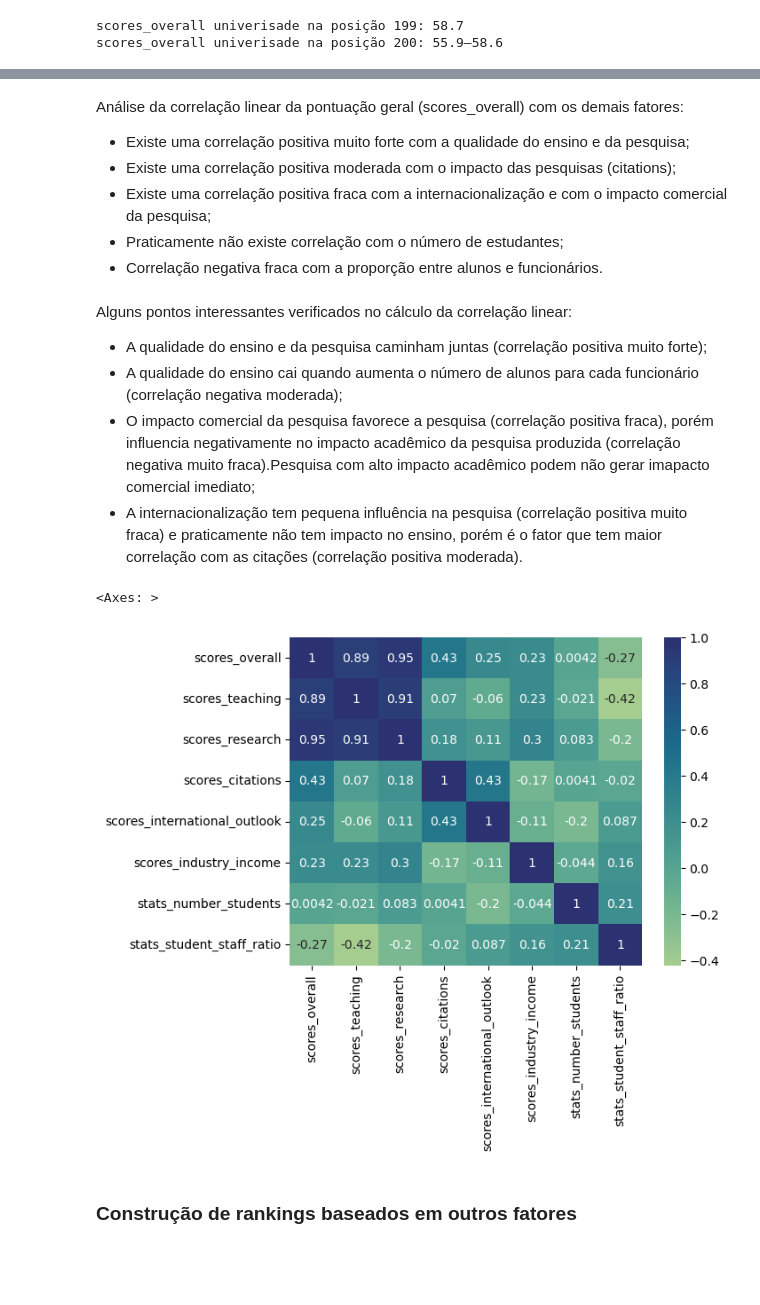
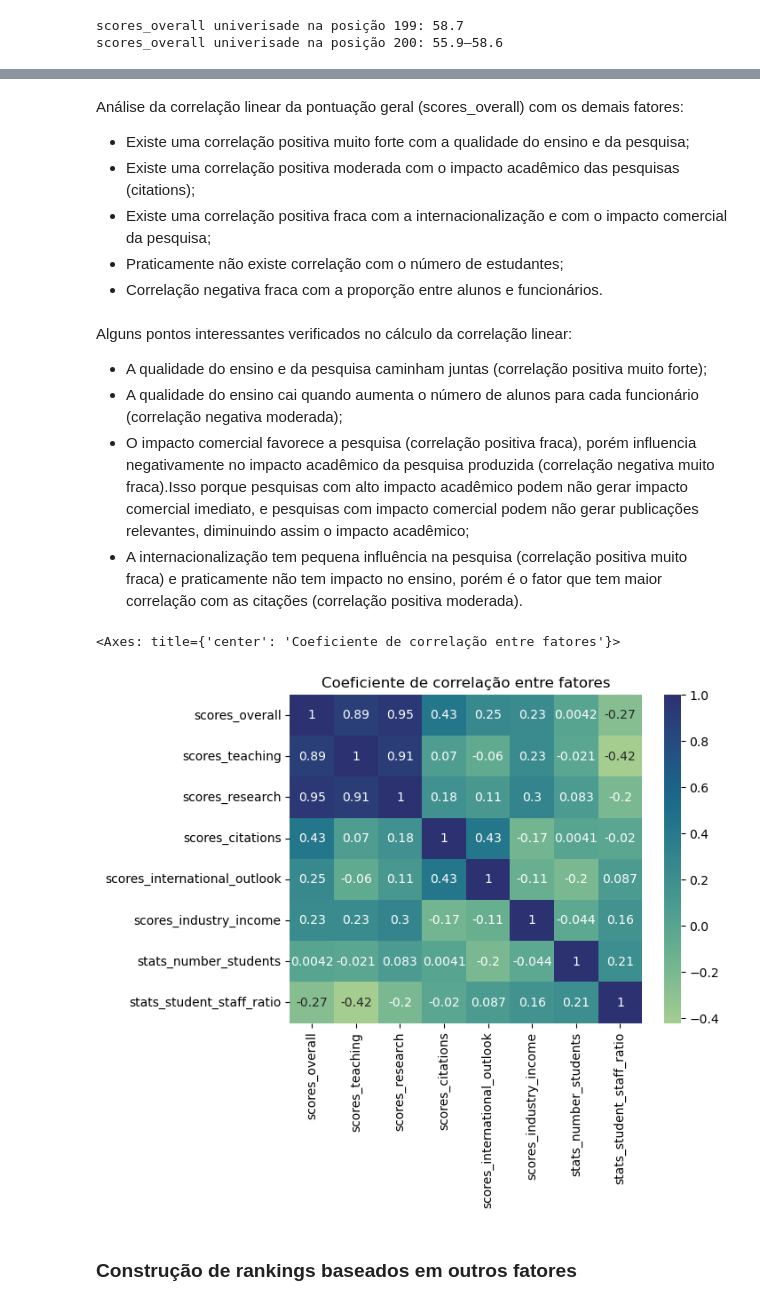
Before and after one commit to RodolfoPCruz/education_analysis, a Jupyter notebook: Times Higher Education/Times Higher Education.ipynb, the cells around one changed output, grey strips where cells are left out. Drawn from its saved outputs; the diff is of its cells as text; code cells hidden in the pictures; blank space fills up the shorter version.

```diff
--- a/Times Higher Education/Times Higher Education.ipynb
+++ b/Times Higher Education/Times Higher Education.ipynb
@@ -493,8 +516,8 @@ dados_2024.loc[:200,fatores_analisados].corr()
 Análise da correlação linear da pontuação geral (scores_overall) com os demais fatores:
 
 - Existe uma correlação positiva muito forte com a qualidade do ensino e da pesquisa;
-- Existe uma correlação positiva moderada com o impacto das pesquisas (citations);
-- Existe uma correlação positiva  fraca com a internacionalização e com o impacto comercial da pesquisa;
+- Existe uma correlação positiva moderada com o impacto acadêmico das pesquisas (citations);
+- Existe uma correlação positiva fraca com a internacionalização e com o impacto comercial da pesquisa;
 - Praticamente não existe correlação com o número de estudantes;
 - Correlação negativa fraca com a proporção entre alunos e funcionários.
 # %% [markdown]
@@ -502,15 +525,16 @@ Alguns pontos interessantes verificados no cálculo da correlação linear:
 
 - A qualidade do ensino e da pesquisa caminham juntas (correlação positiva muito forte);
 - A qualidade do ensino cai quando aumenta o número de alunos para cada funcionário (correlação negativa moderada);
-- O impacto comercial da pesquisa favorece a pesquisa (correlação positiva fraca), porém influencia negativamente no impacto acadêmico da pesquisa produzida (correlação negativa muito fraca).Pesquisa com alto impacto acadêmico podem não gerar imapacto comercial imediato;
+- O impacto comercial  favorece a pesquisa (correlação positiva fraca), porém influencia negativamente no impacto acadêmico da pesquisa produzida (correlação negativa muito fraca).Isso porque pesquisas com alto impacto acadêmico podem não gerar impacto comercial imediato, e pesquisas com impacto comercial podem não gerar publicações relevantes, diminuindo assim o impacto acadêmico;
 - A internacionalização tem pequena influência na pesquisa (correlação positiva muito fraca) e praticamente não tem impacto no ensino, porém é o fator que tem maior correlação com as citações (correlação positiva moderada).
 # %%
 #plotar correlação entre os seis fatores considerados usando seaborn
 import matplotlib.pyplot as plt
+plt.title('Coeficiente de correlação entre fatores')
 sns.heatmap(dados_2024.loc[:199,fatores_analisados].corr(), annot=True,cmap="crest")
 # %% [output]
-<Axes: >
+<Axes: title={'center': 'Coeficiente de correlação entre fatores'}>
-[figure, old version]
+[figure, new version]
 # %%
 ##plotar correlação entre os seis fatores considerados usando plotly
 fig = px.imshow(dados_2024.loc[:199,fatores_analisados].corr(),text_auto=True,color_continuous_scale='RdBu_r')
```
Also changed, not shown: parts of 48 cells of this notebook.
